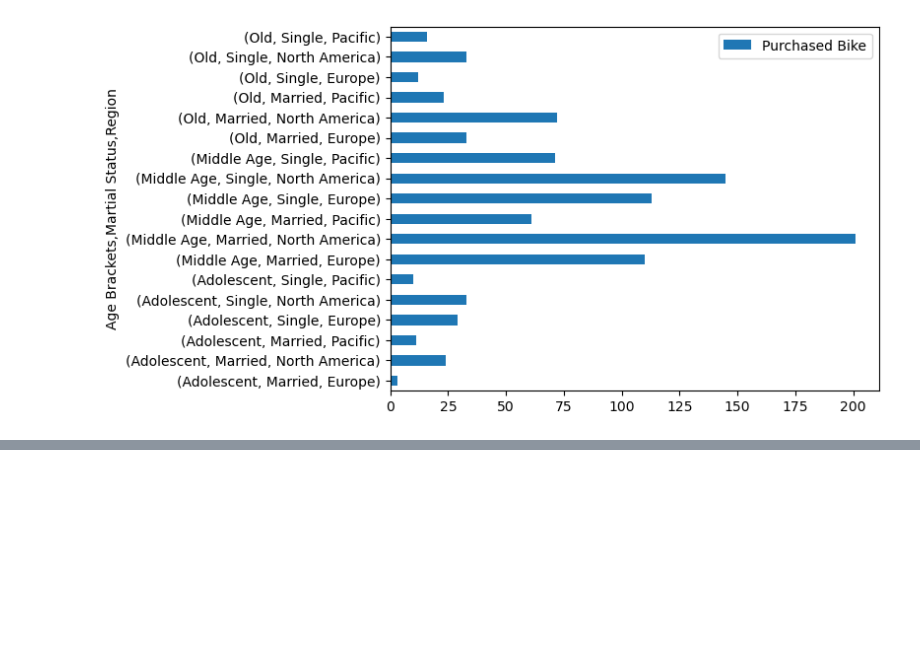
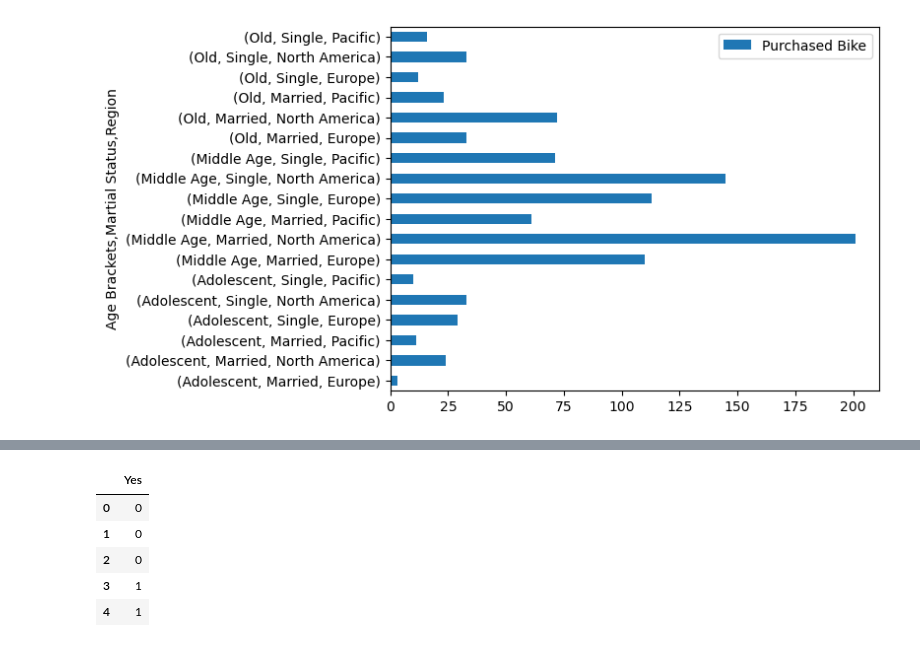
Before and after one commit to alexkrdozo/Compra_de_Bicicletas_Review, a Jupyter notebook: bikes_vs.ipynb, the cells around one changed output, grey strips where cells are left out. Saved outputs shown, nothing was run; the diff lists cells and outputs as text; code cells hidden in the pictures; blank space fills up the shorter version.

```diff
--- a/bikes_vs.ipynb
+++ b/bikes_vs.ipynb
@@ -213,0 +226,11 @@ agrupado.plot(kind='barh')
+# %%
+y = df['Purchased Bike']
+y_enconded = pd.get_dummies(y, dtype=int, drop_first=True)
+y_enconded.head()
+# %% [output]
+|  | Yes |
+| 0 | 0 |
+| 1 | 0 |
+| 2 | 0 |
+| 3 | 1 |
+| 4 | 1 |
```
Also changed, not shown: parts of 11 cells of this notebook.
